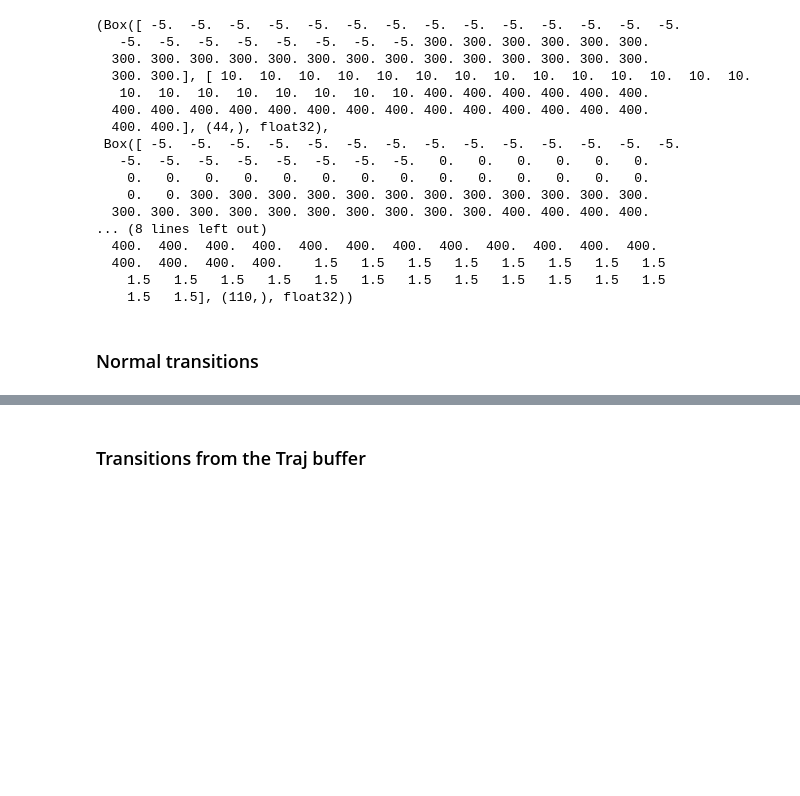
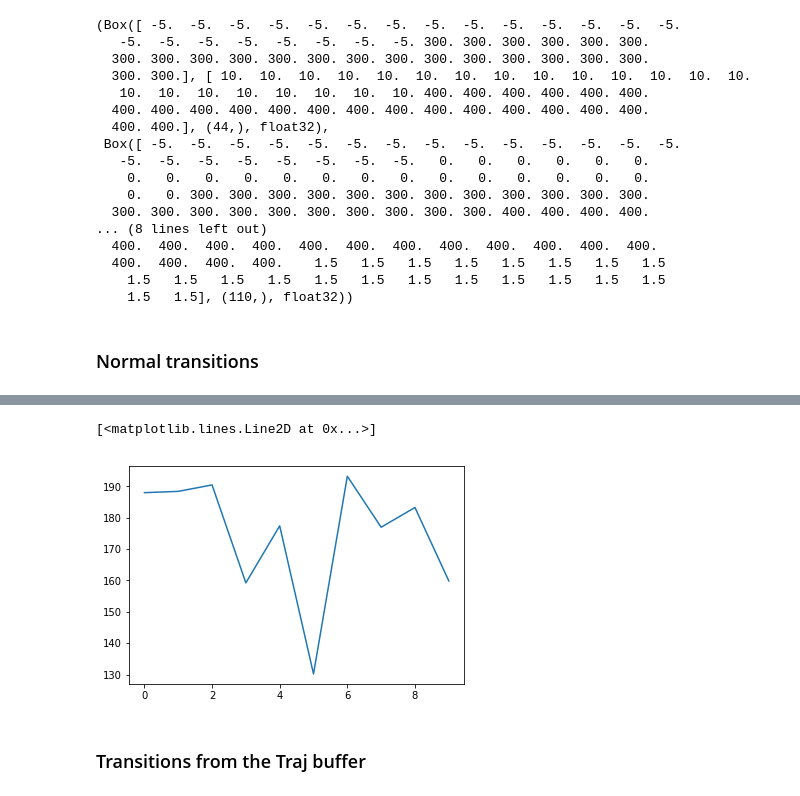
Before and after one commit to V0XNIHILI/RL-EVCP, a Jupyter notebook: Run TD3 gym.ipynb, the cells around one changed output, grey strips where cells are left out. Drawn from its saved outputs; the diff is of its cells as text; code cells hidden in the pictures; blank space fills up the shorter version.

```diff
--- a/Run TD3 gym.ipynb
+++ b/Run TD3 gym.ipynb
@@ -149,7 +176,7 @@ runner = Runner(env, memory_trans, agent)
 
 batch_size = 16
 # %%
-n_eps = 1001
+n_eps = 501
 print_each = 50
 test_each = 50
 n_test_episodes = 10
@@ -191,3 +237,8 @@ plt.plot(train_results['reward'])
+# %%
+plt.plot(test_results['reward'])
+# %% [output]
+[<matplotlib.lines.Line2D at 0x...>]
+[figure, added]
 # %% [markdown]
 ### Transitions from the Traj buffer
 # %%
```
Also changed, not shown: parts of 4 cells of this notebook, 5 other files.
